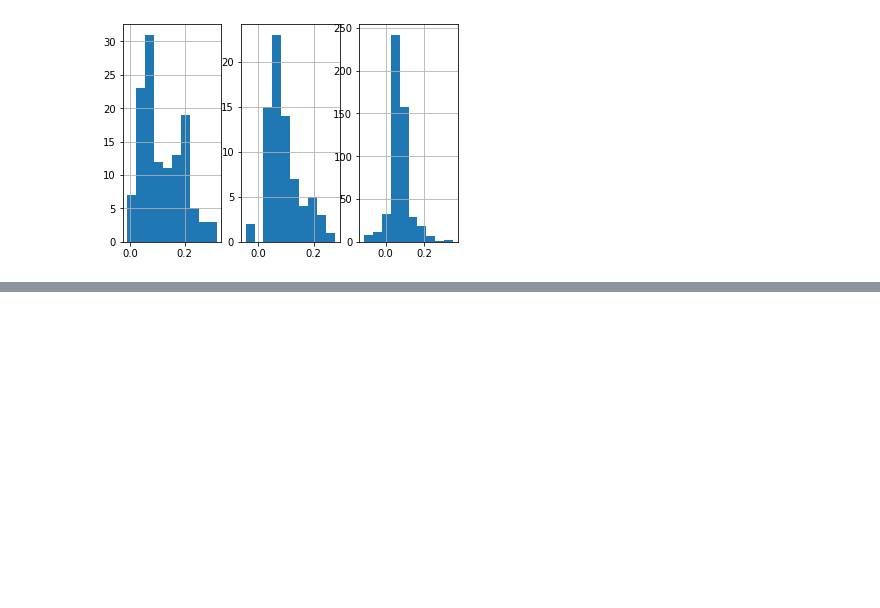
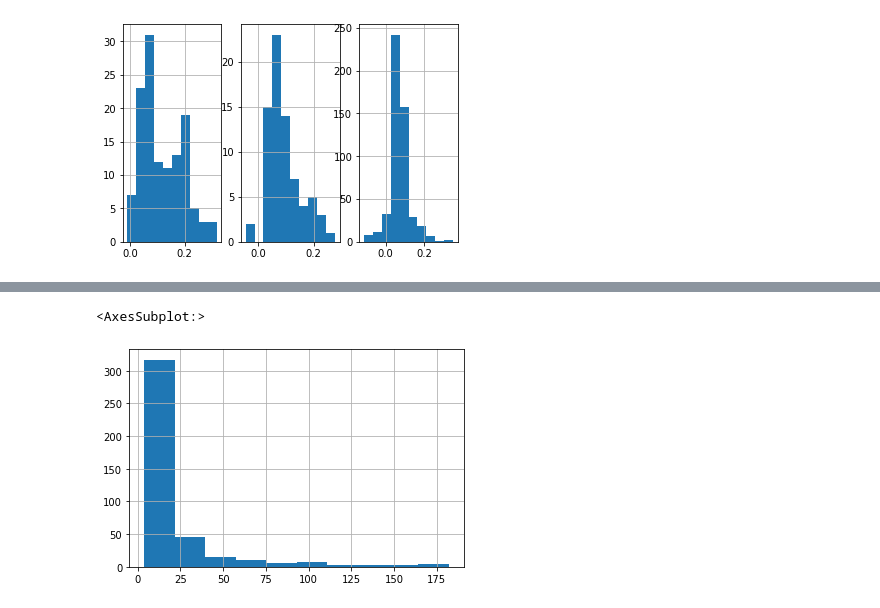
Before and after one commit to k3ap/prog1-projektna-naloga, a Jupyter notebook: analiza.ipynb, the cells around one changed output, grey strips where cells are left out. Drawn from its saved outputs; the diff is of its cells as text; code cells hidden in the pictures; blank space fills up the shorter version.

Commit message:
Analiza po avtorjih

```diff
--- a/analiza.ipynb
+++ b/analiza.ipynb
@@ -477,0 +482,5 @@ moderni[(2000 < moderni.leto) & (moderni.leto < 2011)].razlika.hist(ax=axs[2])
+# %%
+# opustimo avtorje, ki niso napisali skoraj nobenega dela
+aktivni_avtorji = zanimivi.groupby(zanimivi.avtor).filter(lambda x: len(x) > 3)
+st_del = aktivni_avtorji.groupby(aktivni_avtorji.avtor).size().sort_values()
+st_del
@@ -477,0 +501,5 @@ moderni[(2000 < moderni.leto) & (moderni.leto < 2011)].razlika.hist(ax=axs[2])
+# %%
+st_del[st_del < 200].hist()
+# %% [output]
+<AxesSubplot:>
+[figure, added]
```
Also changed, not shown: parts of 8 cells of this notebook.
